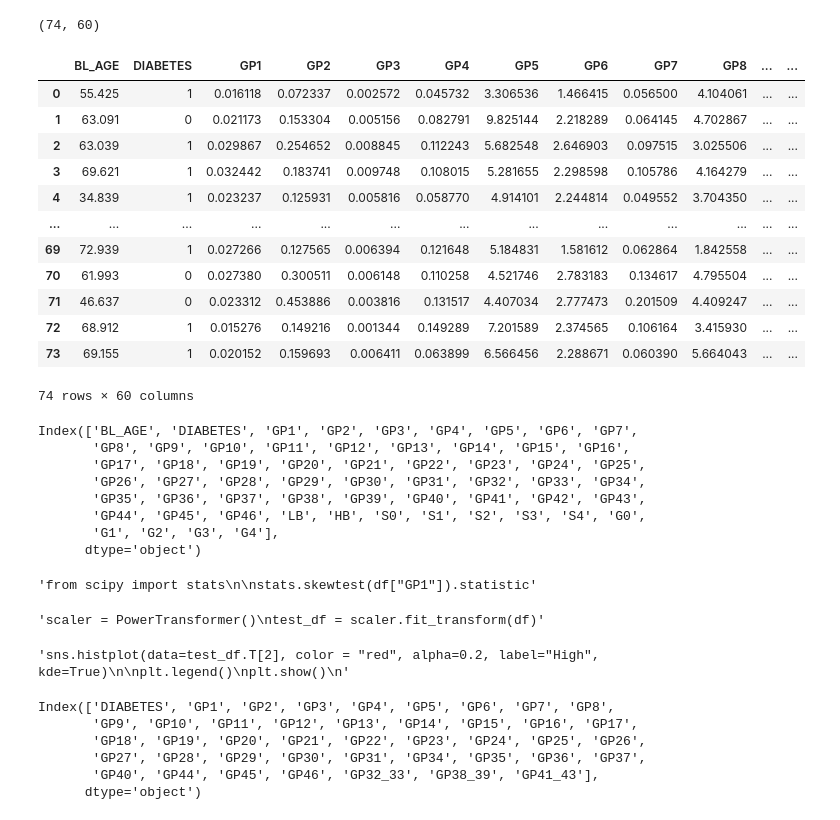
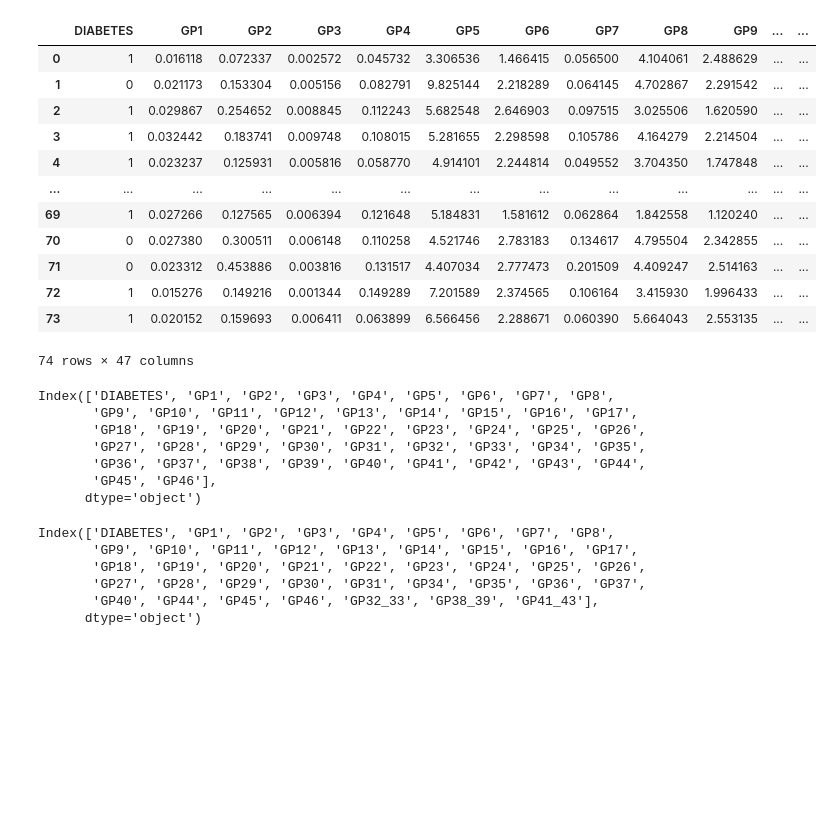
Before and after one commit to kmartinez834/Masters-Thesis, a Jupyter notebook: diabetes_glycomic/jupyter_notebooks/diabetes_all_models.ipynb, the cells around one changed output. Cells and saved outputs as stored; diff of their text form; code cells hidden in the pictures; blank space fills up the shorter version.

```diff
--- a/diabetes_glycomic/jupyter_notebooks/diabetes_all_models.ipynb
+++ b/diabetes_glycomic/jupyter_notebooks/diabetes_all_models.ipynb
@@ -26,5 +25,6 @@ import xgboost as xgb
 from sklearn.feature_selection import SelectKBest, mutual_info_classif, SelectFromModel
 import shap
 # %%
-orig_df = pd.read_csv('df_preprocessed.tsv', sep="\t")
+orig_df = pd.read_csv('../data/HG_FinnRisk.txt', sep="\t", decimal=',')
 df = orig_df.copy(deep=True)
+df
@@ -31,52 +45,31 @@ df = orig_df.copy(deep=True)
-# %%
-df.shape
-# %% [output]
-(74, 60)
-# %%
-df
-# %% [output]
-|  | BL_AGE | DIABETES | GP1 | GP2 | GP3 | GP4 | GP5 | GP6 | GP7 | GP8 | ... | ... |
-| 0 | 55.425 | 1 | 0.016118 | 0.072337 | 0.002572 | 0.045732 | 3.306536 | 1.466415 | 0.056500 | 4.104061 | ... | ... |
-| 1 | 63.091 | 0 | 0.021173 | 0.153304 | 0.005156 | 0.082791 | 9.825144 | 2.218289 | 0.064145 | 4.702867 | ... | ... |
-| 2 | 63.039 | 1 | 0.029867 | 0.254652 | 0.008845 | 0.112243 | 5.682548 | 2.646903 | 0.097515 | 3.025506 | ... | ... |
-| 3 | 69.621 | 1 | 0.032442 | 0.183741 | 0.009748 | 0.108015 | 5.281655 | 2.298598 | 0.105786 | 4.164279 | ... | ... |
-| 4 | 34.839 | 1 | 0.023237 | 0.125931 | 0.005816 | 0.058770 | 4.914101 | 2.244814 | 0.049552 | 3.704350 | ... | ... |
-| ... | ... | ... | ... | ... | ... | ... | ... | ... | ... | ... | ... | ... |
-| 69 | 72.939 | 1 | 0.027266 | 0.127565 | 0.006394 | 0.121648 | 5.184831 | 1.581612 | 0.062864 | 1.842558 | ... | ... |
-| 70 | 61.993 | 0 | 0.027380 | 0.300511 | 0.006148 | 0.110258 | 4.521746 | 2.783183 | 0.134617 | 4.795504 | ... | ... |
-| 71 | 46.637 | 0 | 0.023312 | 0.453886 | 0.003816 | 0.131517 | 4.407034 | 2.777473 | 0.201509 | 4.409247 | ... | ... |
-| 72 | 68.912 | 1 | 0.015276 | 0.149216 | 0.001344 | 0.149289 | 7.201589 | 2.374565 | 0.106164 | 3.415930 | ... | ... |
-| 73 | 69.155 | 1 | 0.020152 | 0.159693 | 0.006411 | 0.063899 | 6.566456 | 2.288671 | 0.060390 | 5.664043 | ... | ... |
-74 rows × 60 columns
+# %%
+# Drop redundant columns and derived traits
+
+df = df.drop(columns=["Sample","Cohort","BL_AGE","DIAB_AGE","PREVAL_DIAB","INCIDENT_DIAB","DIAB_T2","INCIDENT_DIAB_T2","PREVAL_DIAB_T2","LB","HB","S0","S1","S2","S3","S4","G0","G1","G2","G3","G4"])
+df
+# %% [output]
+|  | DIABETES | GP1 | GP2 | GP3 | GP4 | GP5 | GP6 | GP7 | GP8 | GP9 | ... | ... |
+| 0 | 1 | 0.016118 | 0.072337 | 0.002572 | 0.045732 | 3.306536 | 1.466415 | 0.056500 | 4.104061 | 2.488629 | ... | ... |
+| 1 | 0 | 0.021173 | 0.153304 | 0.005156 | 0.082791 | 9.825144 | 2.218289 | 0.064145 | 4.702867 | 2.291542 | ... | ... |
+| 2 | 1 | 0.029867 | 0.254652 | 0.008845 | 0.112243 | 5.682548 | 2.646903 | 0.097515 | 3.025506 | 1.620590 | ... | ... |
+| 3 | 1 | 0.032442 | 0.183741 | 0.009748 | 0.108015 | 5.281655 | 2.298598 | 0.105786 | 4.164279 | 2.214504 | ... | ... |
+| 4 | 1 | 0.023237 | 0.125931 | 0.005816 | 0.058770 | 4.914101 | 2.244814 | 0.049552 | 3.704350 | 1.747848 | ... | ... |
+| ... | ... | ... | ... | ... | ... | ... | ... | ... | ... | ... | ... | ... |
+| 69 | 1 | 0.027266 | 0.127565 | 0.006394 | 0.121648 | 5.184831 | 1.581612 | 0.062864 | 1.842558 | 1.120240 | ... | ... |
+| 70 | 0 | 0.027380 | 0.300511 | 0.006148 | 0.110258 | 4.521746 | 2.783183 | 0.134617 | 4.795504 | 2.342855 | ... | ... |
+| 71 | 0 | 0.023312 | 0.453886 | 0.003816 | 0.131517 | 4.407034 | 2.777473 | 0.201509 | 4.409247 | 2.514163 | ... | ... |
+| 72 | 1 | 0.015276 | 0.149216 | 0.001344 | 0.149289 | 7.201589 | 2.374565 | 0.106164 | 3.415930 | 1.996433 | ... | ... |
+| 73 | 1 | 0.020152 | 0.159693 | 0.006411 | 0.063899 | 6.566456 | 2.288671 | 0.060390 | 5.664043 | 2.553135 | ... | ... |
+74 rows × 47 columns
 # %%
 df.columns
 # %% [output]
-Index(['BL_AGE', 'DIABETES', 'GP1', 'GP2', 'GP3', 'GP4', 'GP5', 'GP6', 'GP7',
-       'GP8', 'GP9', 'GP10', 'GP11', 'GP12', 'GP13', 'GP14', 'GP15', 'GP16',
-       'GP17', 'GP18', 'GP19', 'GP20', 'GP21', 'GP22', 'GP23', 'GP24', 'GP25',
-       'GP26', 'GP27', 'GP28', 'GP29', 'GP30', 'GP31', 'GP32', 'GP33', 'GP34',
-       'GP35', 'GP36', 'GP37', 'GP38', 'GP39', 'GP40', 'GP41', 'GP42', 'GP43',
-       'GP44', 'GP45', 'GP46', 'LB', 'HB', 'S0', 'S1', 'S2', 'S3', 'S4', 'G0',
-       'G1', 'G2', 'G3', 'G4'],
+Index(['DIABETES', 'GP1', 'GP2', 'GP3', 'GP4', 'GP5', 'GP6', 'GP7', 'GP8',
+       'GP9', 'GP10', 'GP11', 'GP12', 'GP13', 'GP14', 'GP15', 'GP16', 'GP17',
+       'GP18', 'GP19', 'GP20', 'GP21', 'GP22', 'GP23', 'GP24', 'GP25', 'GP26',
+       'GP27', 'GP28', 'GP29', 'GP30', 'GP31', 'GP32', 'GP33', 'GP34', 'GP35',
+       'GP36', 'GP37', 'GP38', 'GP39', 'GP40', 'GP41', 'GP42', 'GP43', 'GP44',
+       'GP45', 'GP46'],
       dtype='object')
-# %%
-'''from scipy import stats
-
-stats.skewtest(df["GP1"]).statistic'''
-# %% [output]
-'from scipy import stats\n\nstats.skewtest(df["GP1"]).statistic'
-# %%
-'''scaler = PowerTransformer()
-test_df = scaler.fit_transform(df)'''
-# %% [output]
-'scaler = PowerTransformer()\ntest_df = scaler.fit_transform(df)'
-# %%
-'''sns.histplot(data=test_df.T[2], color = "red", alpha=0.2, label="High", kde=True)
-
-plt.legend()
-plt.show()
-'''
-# %% [output]
-'sns.histplot(data=test_df.T[2], color = "red", alpha=0.2, label="High", kde=True)\n\nplt.legend()\nplt.show()\n'
 # %%
 glycan_dict = {
```
Also changed, not shown: parts of 18 cells of this notebook, 2 other files.
